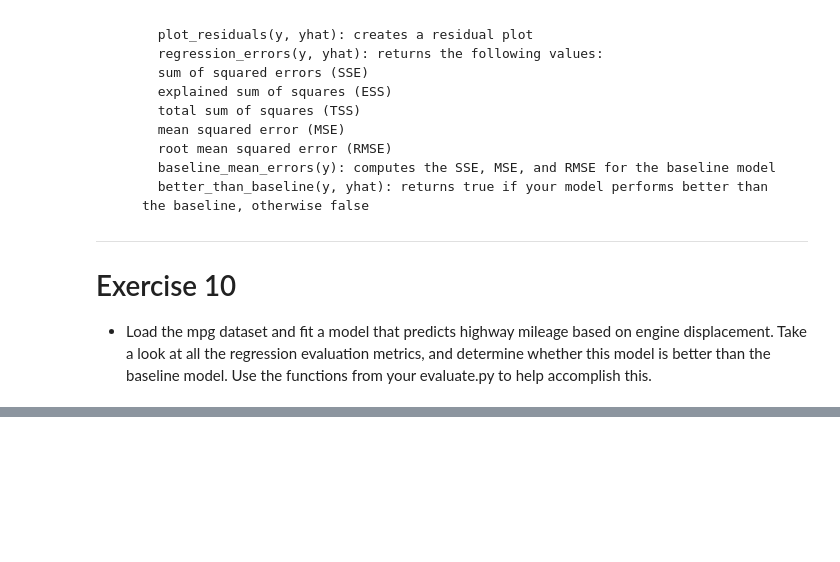
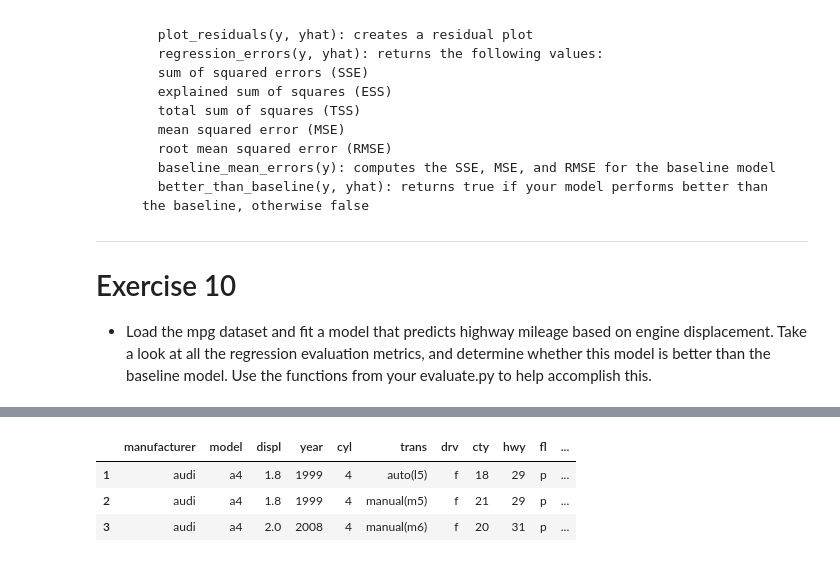
Before and after one commit to BraedenWright/regression-exercises, a Jupyter notebook: evaluate.ipynb, the cells around one changed output, grey strips where cells are left out. Drawn from its saved outputs; the diff is of its cells as text; code cells hidden in the pictures; blank space fills up the shorter version.

```diff
--- a/evaluate.ipynb
+++ b/evaluate.ipynb
@@ -308,0 +353,17 @@ print(f' R2_Score ---> {r2:.5f}')
+# %%
+# Add baseline
+df[['baseline']] = df[['hwy']].mean()
+# %%
+# Add residuals to our data for evaluation
+
+df['residual'] = df['hwy'] - df['yhat']
+
+# Compare to baseline
+df['baseline_residual'] = df['hwy'] - df['baseline']
+# %%
+df.head(3)
+# %% [output]
+|  | manufacturer | model | displ | year | cyl | trans | drv | cty | hwy | fl | ... |
+| 1 | audi | a4 | 1.8 | 1999 | 4 | auto(l5) | f | 18 | 29 | p | ... |
+| 2 | audi | a4 | 1.8 | 1999 | 4 | manual(m5) | f | 21 | 29 | p | ... |
+| 3 | audi | a4 | 2.0 | 2008 | 4 | manual(m6) | f | 20 | 31 | p | ... |
```
Also changed, not shown: parts of 7 cells of this notebook, 1 other file.
